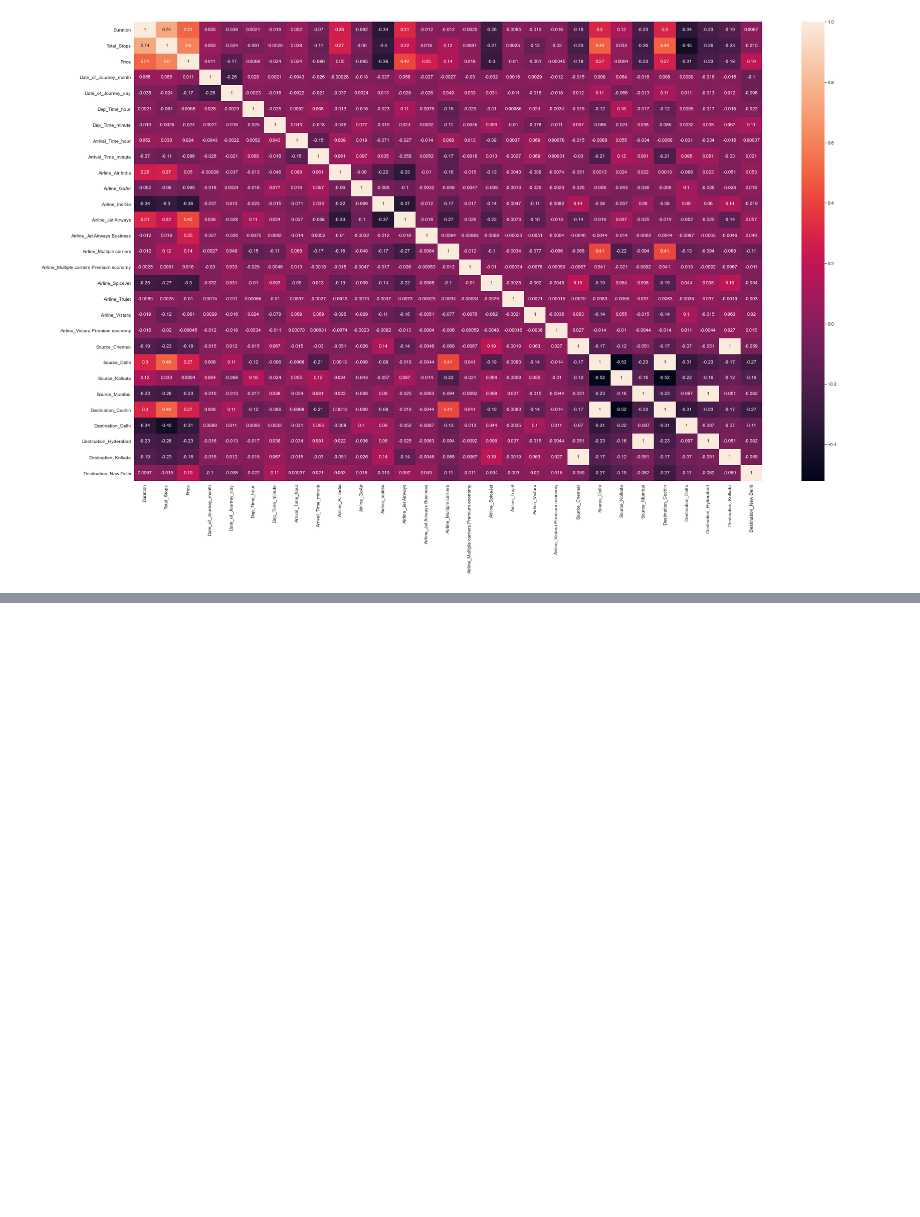
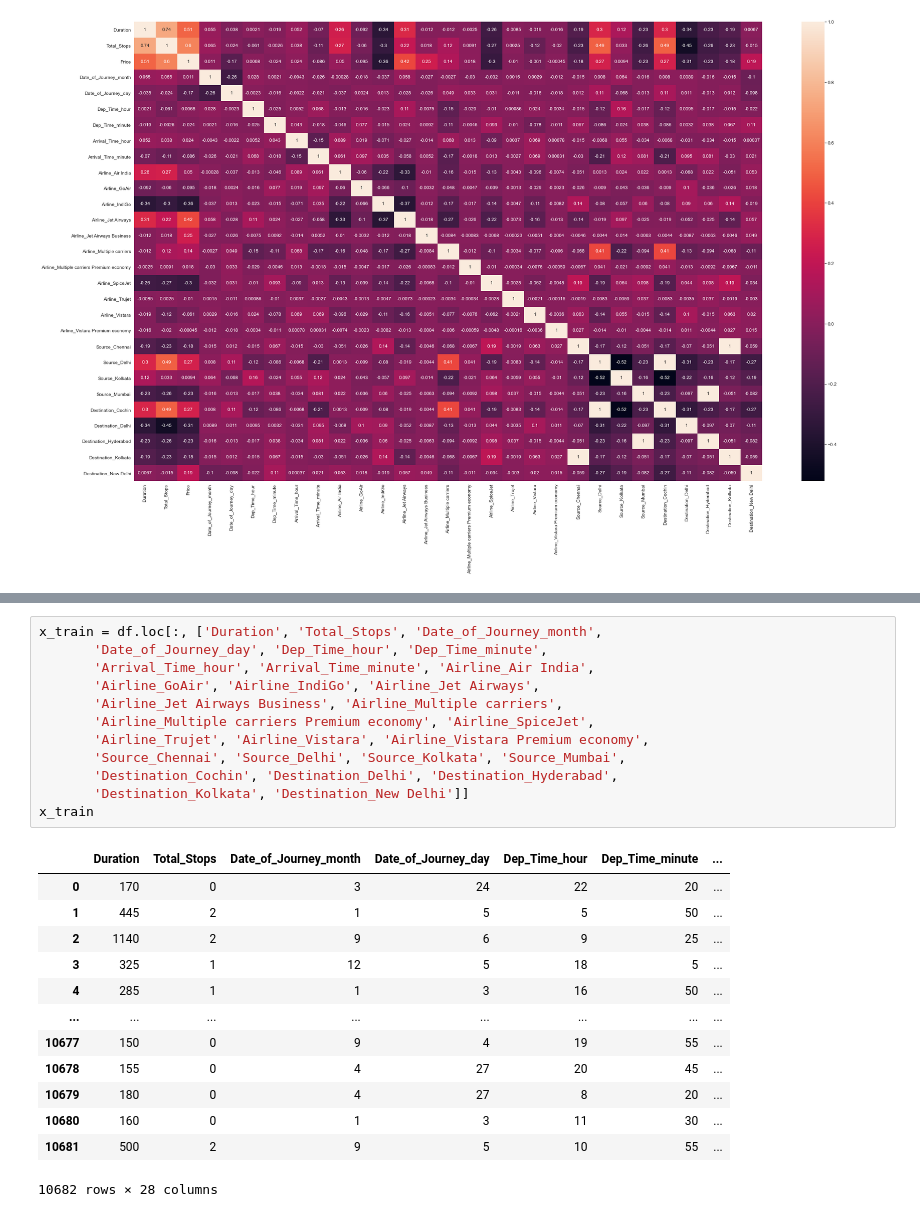
Before and after one commit to saquibmohiuddin/flight-fare-prediction, a Jupyter notebook: flight_fare.ipynb, the cells around one changed output, grey strips where cells are left out. Drawn from its saved outputs; the diff is of its cells as text; blank space fills up the shorter version.

```diff
--- a/flight_fare.ipynb
+++ b/flight_fare.ipynb
@@ -496,0 +511,26 @@ plt.show()
+# %%
+x_train = df.loc[:, ['Duration', 'Total_Stops', 'Date_of_Journey_month',
+       'Date_of_Journey_day', 'Dep_Time_hour', 'Dep_Time_minute',
+       'Arrival_Time_hour', 'Arrival_Time_minute', 'Airline_Air India',
+       'Airline_GoAir', 'Airline_IndiGo', 'Airline_Jet Airways',
+       'Airline_Jet Airways Business', 'Airline_Multiple carriers',
+       'Airline_Multiple carriers Premium economy', 'Airline_SpiceJet',
+       'Airline_Trujet', 'Airline_Vistara', 'Airline_Vistara Premium economy',
+       'Source_Chennai', 'Source_Delhi', 'Source_Kolkata', 'Source_Mumbai',
+       'Destination_Cochin', 'Destination_Delhi', 'Destination_Hyderabad',
+       'Destination_Kolkata', 'Destination_New Delhi']]
+x_train
+# %% [output]
+|  | Duration | Total_Stops | Date_of_Journey_month | Date_of_Journey_day | Dep_Time_hour | Dep_Time_minute | ... |
+| 0 | 170 | 0 | 3 | 24 | 22 | 20 | ... |
+| 1 | 445 | 2 | 1 | 5 | 5 | 50 | ... |
+| 2 | 1140 | 2 | 9 | 6 | 9 | 25 | ... |
+| 3 | 325 | 1 | 12 | 5 | 18 | 5 | ... |
+| 4 | 285 | 1 | 1 | 3 | 16 | 50 | ... |
+| ... | ... | ... | ... | ... | ... | ... | ... |
+| 10677 | 150 | 0 | 9 | 4 | 19 | 55 | ... |
+| 10678 | 155 | 0 | 4 | 27 | 20 | 45 | ... |
+| 10679 | 180 | 0 | 4 | 27 | 8 | 20 | ... |
+| 10680 | 160 | 0 | 1 | 3 | 11 | 30 | ... |
+| 10681 | 500 | 2 | 9 | 5 | 10 | 55 | ... |
+10682 rows × 28 columns
```
Also changed, not shown: parts of 5 cells of this notebook, 1 other file.
